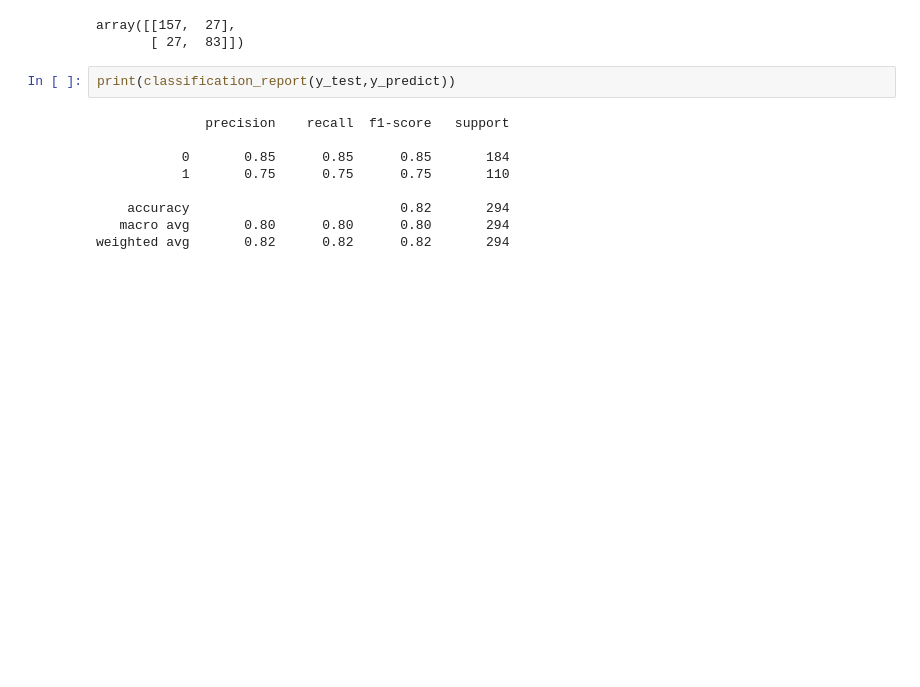
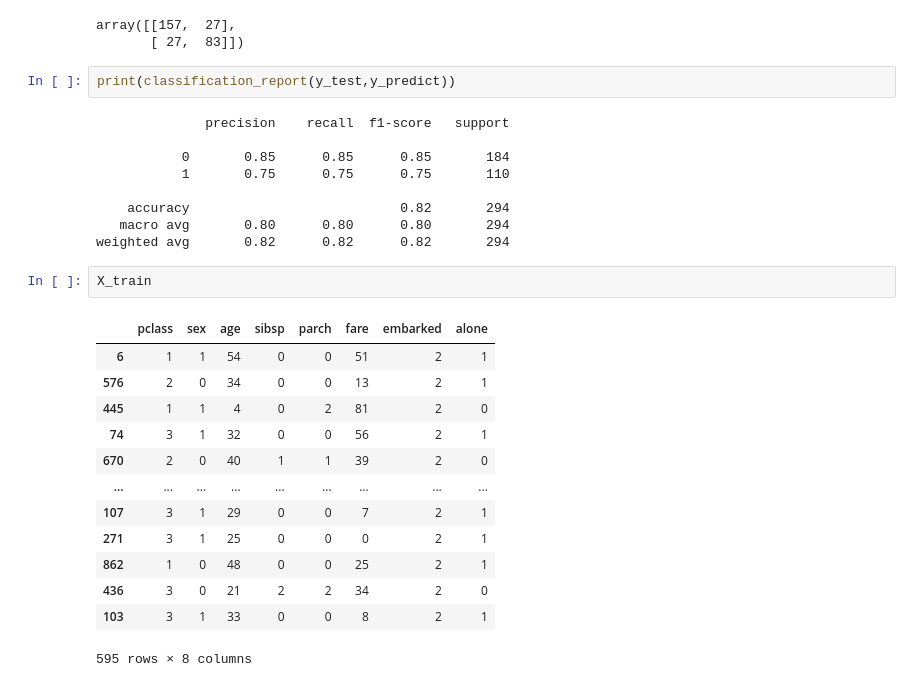
Before and after one commit to Nitik-sharma/Backend, a Jupyter notebook: Copy_of_jupyter.ipynb, the cells around one changed output. Cells and saved outputs as stored; diff of their text form; blank space fills up the shorter version.

```diff
--- a/Copy_of_jupyter.ipynb
+++ b/Copy_of_jupyter.ipynb
@@ -368,3 +368,19 @@ print(classification_report(y_test,y_predict))
     accuracy                           0.82       294
    macro avg       0.80      0.80      0.80       294
 weighted avg       0.82      0.82      0.82       294
+# %%
+X_train
+# %% [output]
+|  | pclass | sex | age | sibsp | parch | fare | embarked | alone |
+| 6 | 1 | 1 | 54 | 0 | 0 | 51 | 2 | 1 |
+| 576 | 2 | 0 | 34 | 0 | 0 | 13 | 2 | 1 |
+| 445 | 1 | 1 | 4 | 0 | 2 | 81 | 2 | 0 |
+| 74 | 3 | 1 | 32 | 0 | 0 | 56 | 2 | 1 |
+| 670 | 2 | 0 | 40 | 1 | 1 | 39 | 2 | 0 |
+| ... | ... | ... | ... | ... | ... | ... | ... | ... |
+| 107 | 3 | 1 | 29 | 0 | 0 | 7 | 2 | 1 |
+| 271 | 3 | 1 | 25 | 0 | 0 | 0 | 2 | 1 |
+| 862 | 1 | 0 | 48 | 0 | 0 | 25 | 2 | 1 |
+| 436 | 3 | 0 | 21 | 2 | 2 | 34 | 2 | 0 |
+| 103 | 3 | 1 | 33 | 0 | 0 | 8 | 2 | 1 |
+595 rows × 8 columns
```
Also changed, not shown: parts of 9 cells of this notebook.
